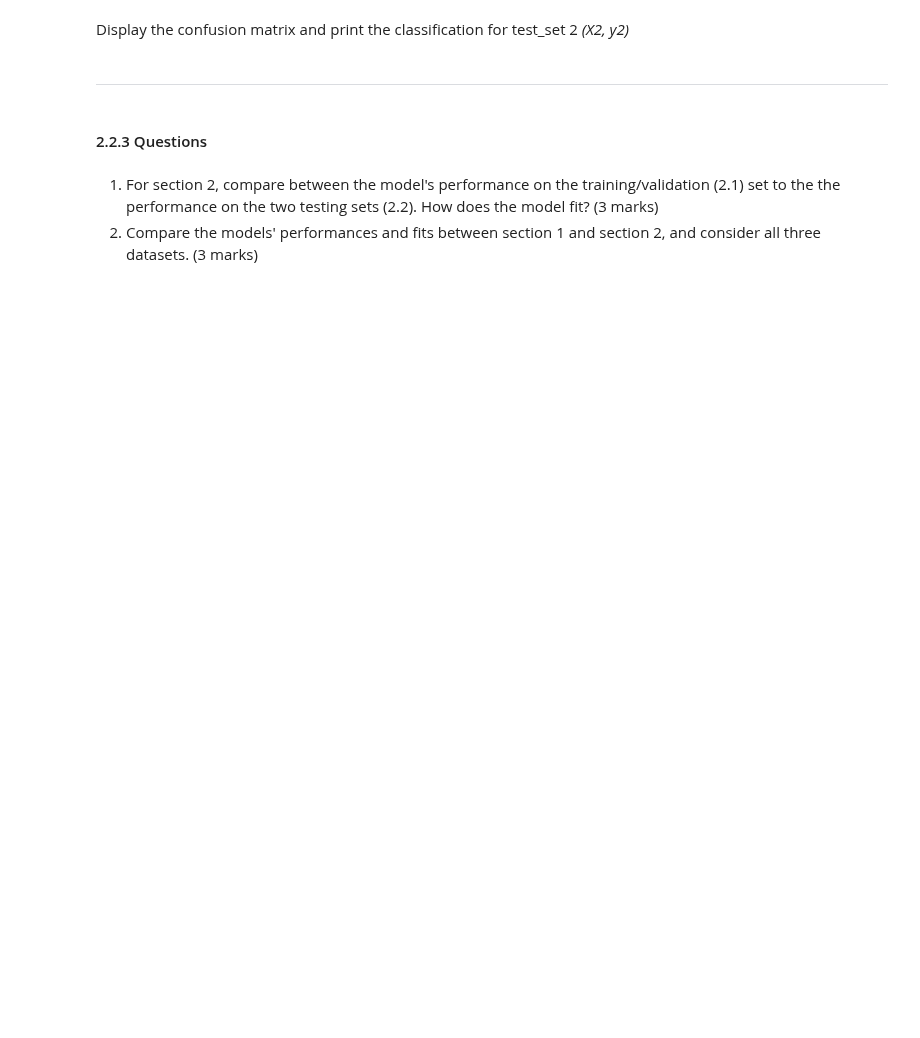
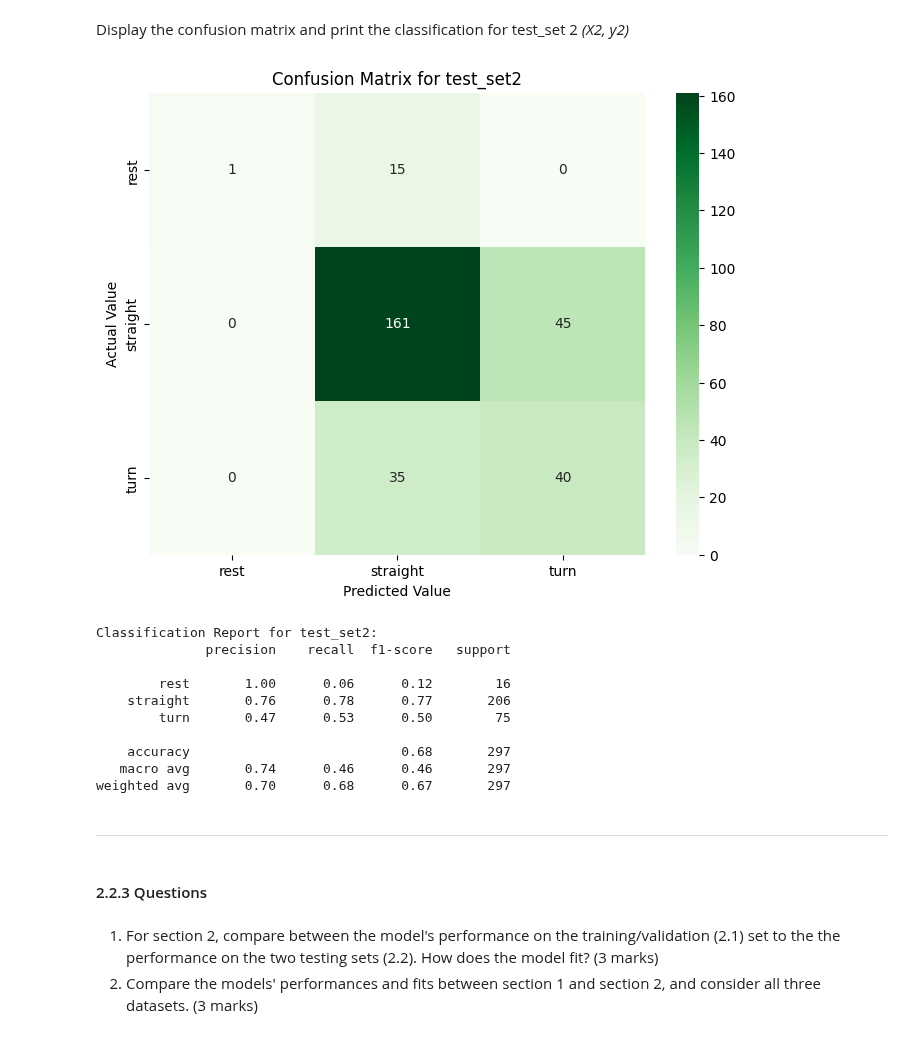
Before and after one commit to SoroushSoleymani/engg680_2024_fall, a Jupyter notebook: Lab_Assignment4/Vehicle_Motion_State_Classification.ipynb, the cells around one changed output. Saved outputs shown, nothing was run; the diff lists cells and outputs as text; code cells hidden in the pictures; blank space fills up the shorter version.

```diff
--- a/Lab_Assignment4/Vehicle_Motion_State_Classification.ipynb
+++ b/Lab_Assignment4/Vehicle_Motion_State_Classification.ipynb
@@ -483,5 +576,8 @@ X1.head(2)
 # %%
 # TODO - Load the target vector from test_set2 into y2, and the selected features from test_set2 into X2
-# y2 =
-# X2 =
-X2.head(2)
+y2 = test_set2['motion_state']
+X2 = test_set2[selected_features]
+print("\nTest Set 2 Features (X2):")
+print(X2.head(2))
+print("\nTest Set 2 Target (y2):")
+print(y2.head(2))
@@ -506,3 +641,32 @@ Display the confusion matrix and print the classification for test_set 2 *(X2, y
+# %%
+# TODO - Display confusion matrix and print classification report for (X2, y2)
+# TODO - Display confusion matrix and print classification report for (X2, y2)
+y2_pred = grid.predict(X2)
+
+# Confusion Matrix
+cm2 = confusion_matrix(y2, y2_pred)
+plt.figure(figsize=(8, 6))
+sns.heatmap(cm2, annot=True, fmt='d', cmap='Greens', xticklabels=grid.classes_, yticklabels=grid.classes_)
+plt.xlabel('Predicted Value')
+plt.ylabel('Actual Value')
+plt.title('Confusion Matrix for test_set2')
+plt.show()
+
+# Classification Report
+print("Classification Report for test_set2:")
+print(classification_report(y2, y2_pred))
+# %% [output]
+[figure, added]
+Classification Report for test_set2:
+              precision    recall  f1-score   support
+
+        rest       1.00      0.06      0.12        16
+    straight       0.76      0.78      0.77       206
+        turn       0.47      0.53      0.50        75
+
+    accuracy                           0.68       297
+   macro avg       0.74      0.46      0.46       297
+weighted avg       0.70      0.68      0.67       297
 # %% [markdown]
 ___
 # %% [markdown]
```
Also changed, not shown: parts of 18 cells of this notebook.
